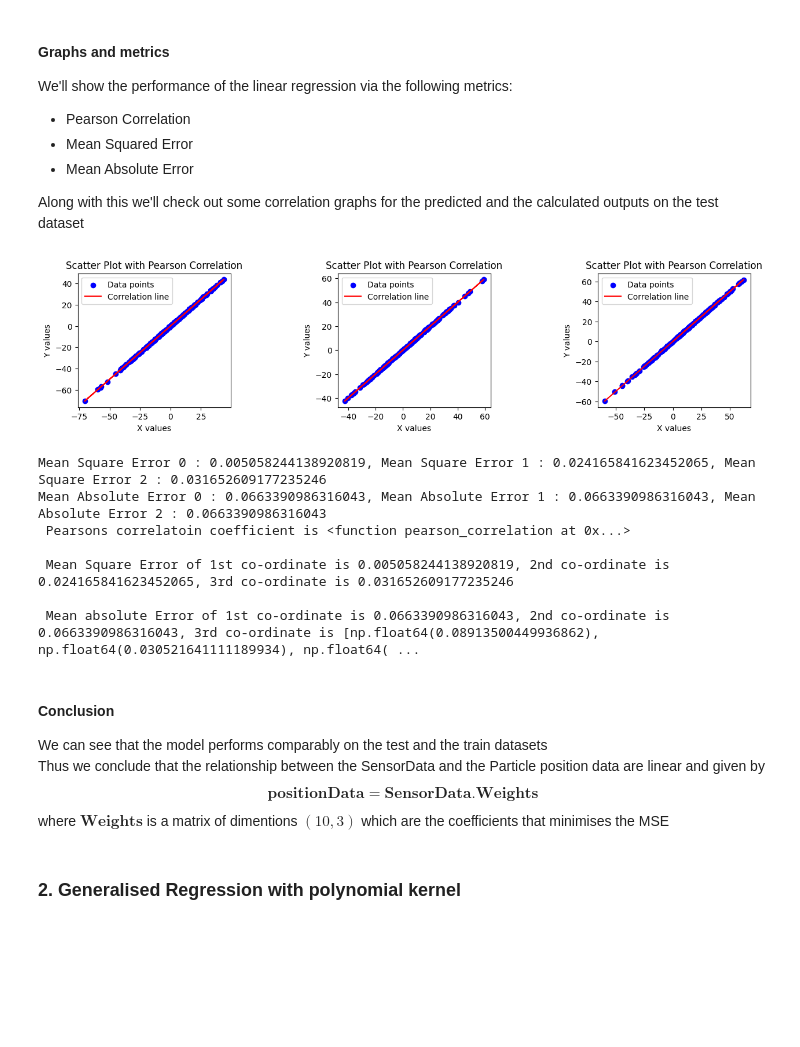
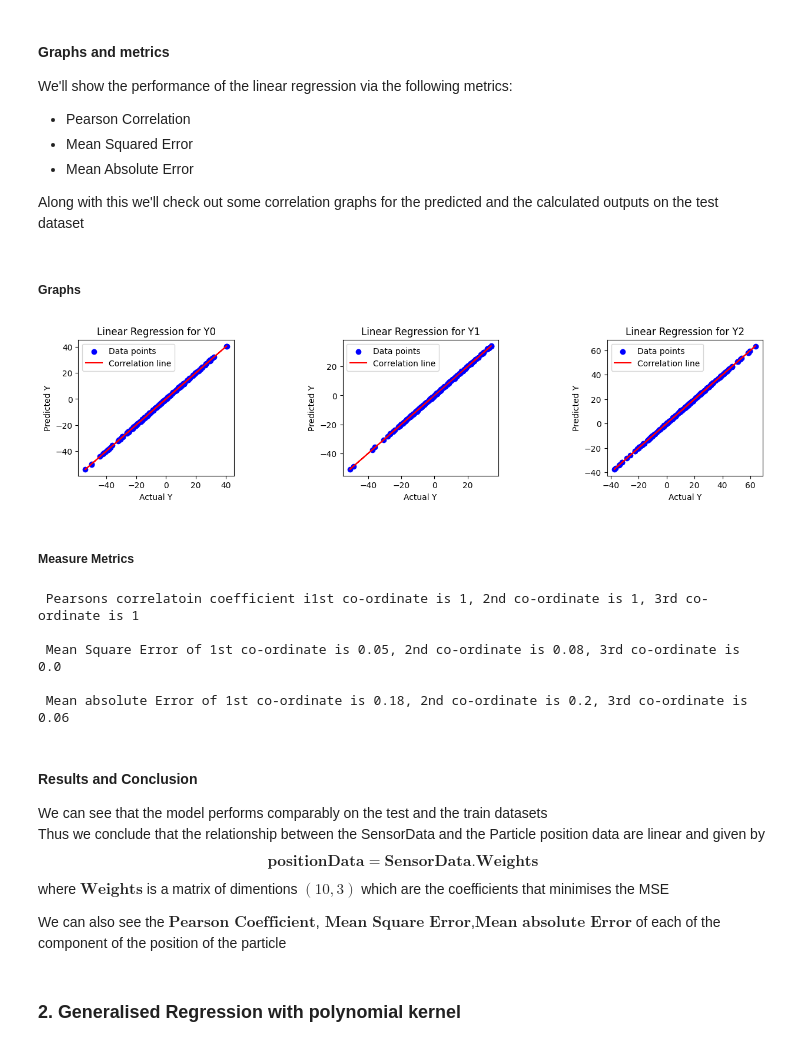
Before and after one commit to Jim-Craig/E0-298-LAA, a Jupyter notebook: Assignment6.ipynb, the cells around one changed output. Drawn from its saved outputs; the diff is of its cells as text; code cells hidden in the pictures; blank space fills up the shorter version.

```diff
--- a/Assignment6.ipynb
+++ b/Assignment6.ipynb
@@ -50,0 +52,3 @@ plt.scatter(normedSensorData, normedPositionData)
+# %%
+positionData = sensorData.T @ positionData
+positionData.shape
@@ -50,0 +57,3 @@ plt.scatter(normedSensorData, normedPositionData)
+# %%
+sensorData = sensorData.T @ sensorData
+sensorData.shape
@@ -132,52 +151,45 @@ def pearsonCorrelation(calculatedData, positionData):
+# %% [markdown]
+##### Graphs
 # %%
-# Calculate Pearson correlation coefficient
-def measureMetrics(x, y):
-    pearsonCorr = pearsonCorrelation(x, y)
-    mse = MSE(x, y)
-    mae = MAE(x, y)
-    print(" Pearsons correlatoin coefficient is {} \n".format(pearson_correlation))
-    print(" Mean Square Error of 1st co-ordinate is {}, 2nd co-ordinate is {}, 3rd co-ordinate is {} \n".format(mse[0], mse[1], mse[2]))
-    print(" Mean absolute Error of 1st co-ordinate is {}, 2nd co-ordinate is {}, 3rd co-ordinate is {} \n".format(mae[0], mae[1],mae[2]))
+  # Plotting
+# TODO: Make this a function
+fig, axs = plt.subplots(1, 3, figsize=(15, 3))
+for i in range(3):
+    y = calculatedDataTest[:,i]
+    x = positionDataTest[:,i]
+    # axs[i].set_figure(figsize=(3, 3))
+    axs[i].scatter(x, y, color="b", label="Data points")
+    axs[i].set_title("Linear Regression for Y{}".format(i))
+    axs[i].set_xlabel("Actual Y")
+    axs[i].set_ylabel("Predicted Y")
 
 
-
-# Plotting
-fig, axs = plt.subplots(1, 3, figsize=(15, 3))
-for i in range(3):
-    x = calculatedDataTest[:,i]
-    y = positionDataTest[:,i]
-    # axs[i].set_figure(figsize=(3, 3))
-    axs[i].scatter(x, y, color="b", label="Data points")
-    axs[i].set_title("Scatter Plot with Pearson Correlation")
-    axs[i].set_xlabel("X values")
-    axs[i].set_ylabel("Y values")
-
-    # Calculate and display correlation
-    corr = pearsonCorrelation(x, y)
 
     # Optional: Line of best fit
     m, b = np.polyfit(x, y, 1)
     axs[i].plot(x, m * x + b, color="red", label="Correlation line")
     axs[i].legend()
 
 plt.subplots_adjust(wspace=0.7)
 plt.show()
 # %% [output]
-[figure, old version]
+[figure, new version]
-# %%
-measureMetrics(calculatedData, positionData)
-# %% [output]
-Mean Square Error 0 : 0.005058244138920819, Mean Square Error 1 : 0.024165841623452065, Mean Square Error 2 : 0.031652609177235246
-Mean Absolute Error 0 : 0.0663390986316043, Mean Absolute Error 1 : 0.0663390986316043, Mean Absolute Error 2 : 0.0663390986316043
- Pearsons correlatoin coefficient is <function pearson_correlation at 0x...>
-
- Mean Square Error of 1st co-ordinate is 0.005058244138920819, 2nd co-ordinate is 0.024165841623452065, 3rd co-ordinate is 0.031652609177235246
-
- Mean absolute Error of 1st co-ordinate is 0.0663390986316043, 2nd co-ordinate is 0.0663390986316043, 3rd co-ordinate is [np.float64(0.08913500449936862), np.float64(0.030521641111189934), np.float64( ...
+# %% [markdown]
+##### Measure Metrics
+# %%
+measureMetrics(calculatedDataTest, positionDataTest)
+# %% [output]
+ Pearsons correlatoin coefficient i1st co-ordinate is 1, 2nd co-ordinate is 1, 3rd co-ordinate is 1
+
+ Mean Square Error of 1st co-ordinate is 0.05, 2nd co-ordinate is 0.08, 3rd co-ordinate is 0.0
+
+ Mean absolute Error of 1st co-ordinate is 0.18, 2nd co-ordinate is 0.2, 3rd co-ordinate is 0.06
 # %% [markdown]
-#### Conclusion
+#### Results and Conclusion
 We can see that the model performs comparably on the test and the train datasets <br> Thus we conclude that the relationship between the SensorData and the Particle position data are linear and given by  $$\textbf{positionData} = \textbf{SensorData}.\textbf{Weights}$$
 where $\textbf{Weights}$ is a matrix of dimentions $(10, 3)$ which are the coefficients that minimises the MSE
+
+We can also see the $\textbf{Pearson Coefficient}$,$\textbf{ Mean Square Error}$,$\textbf{Mean absolute Error}$ of each of the component of the position of the particle
 # %% [markdown]
 ### 2. Generalised Regression with polynomial kernel
 # %% [markdown]
```
Also changed, not shown: parts of 79 cells of this notebook.
